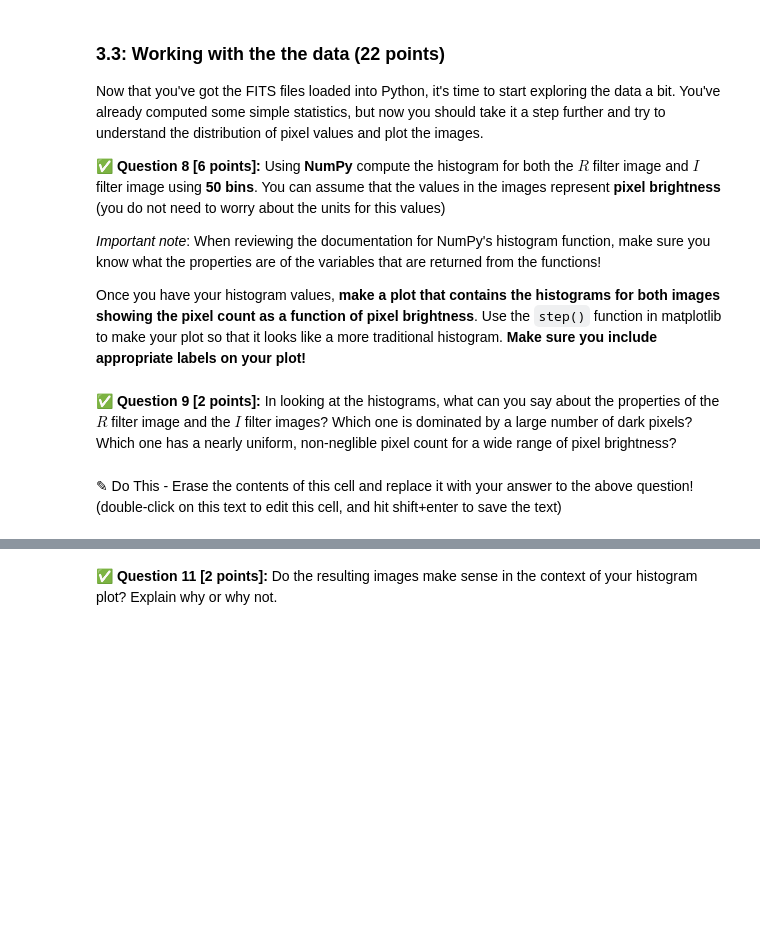
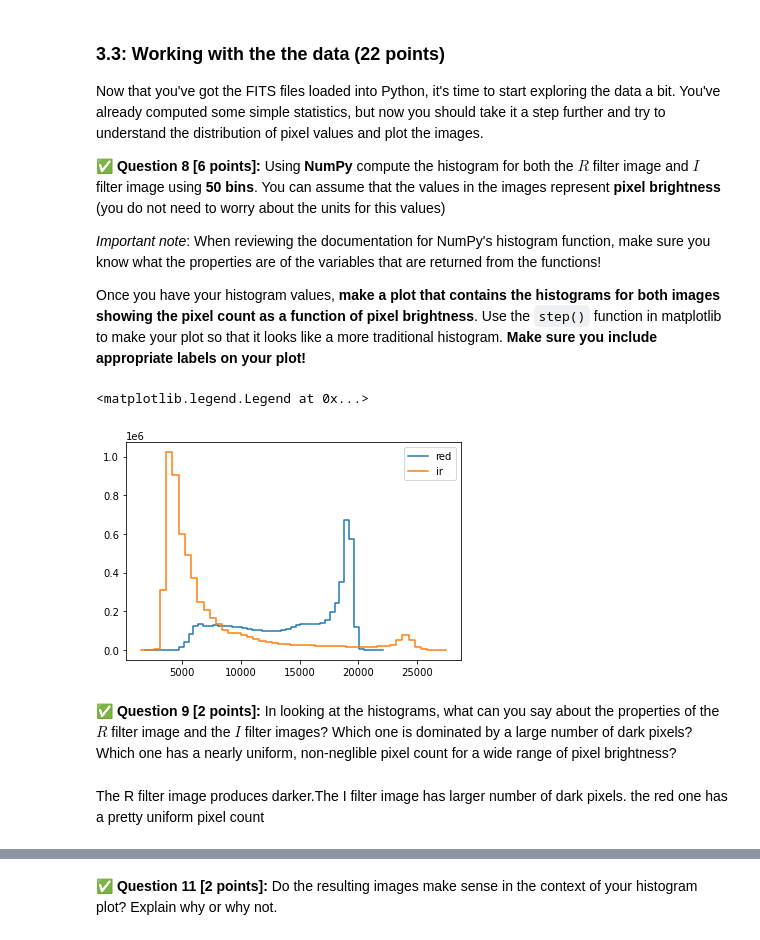
Before and after one commit to alhaida1/cmse202-s21-turnin, a Jupyter notebook: hw-01/HW-01_GitPracticeDebuggingAndPythonPackages-STUDENT.ipynb, the cells around one changed output, grey strips where cells are left out. Saved outputs shown, nothing was run; the diff lists cells and outputs as text; code cells hidden in the pictures; blank space fills up the shorter version.

```diff
--- a/hw-01/HW-01_GitPracticeDebuggingAndPythonPackages-STUDENT.ipynb
+++ b/hw-01/HW-01_GitPracticeDebuggingAndPythonPackages-STUDENT.ipynb
@@ -203,12 +199,12 @@ module
 import statistics as stt
 import numpy as np
 red = fits.getdata('m42_40min_red.fits')
-print('the standard deviation of red is', np.std(image_data_red))
+print('the standard deviation of red is', np.std(red))
 print('the mean of red is', np.mean(red))
 print('the min of red is', np.min(red))
 print('the min of red is', np.max(red))
-ir = fits.getdata('m42_40min_red.fits')
-print('the standard deviation of red is', np.std(image_data_red))
+ir = fits.getdata('m42_40min_ir.fits')
+print('the standard deviation of red is', np.std(ir))
 print('the mean of ir is', np.mean(ir))
 print('the min of ir is', np.min(ir))
 print('the min of ir is', np.max(ir))
@@ -244,7 +238,18 @@ Once you have your histogram values, **make a plot that contains the histograms
+# %%
+# import matplotlib.pyplot as plt
+import numpy as np
+red_hist = np.histogram(red, bins = 50)
+ir_hist = np.histogram(ir, bins = 50)
+plt.step(red_hist[1][:-1], red_hist[0])
+plt.step(ir_hist[1][:-1], ir_hist[0])
+plt.legend(['red', 'ir'])
+# %% [output]
+<matplotlib.legend.Legend at 0x...>
+[figure, added]
 # %% [markdown]
 **&#9989; Question 9 [2 points]:** In looking at the histograms, what can you say about the properties of the $R$ filter image and the $I$ filter images? Which one is dominated by a large number of dark pixels? Which one has a nearly uniform, non-neglible pixel count for a wide range of pixel brightness?
-# %% [markdown]
-<font size=+3>&#9998;</font> Do This - Erase the contents of this cell and replace it with your answer to the above question!  (double-click on this text to edit this cell, and hit shift+enter to save the text)
+# %% [markdown]
+The R filter image produces darker.The I filter image has larger number of dark pixels. the red one has a pretty uniform pixel count
 # %% [markdown]
 Now that you have a bit of understanding about the the properties of the images are, let's see if the images themselves match your expectations.
 
```
Also changed, not shown: parts of 12 cells of this notebook.
